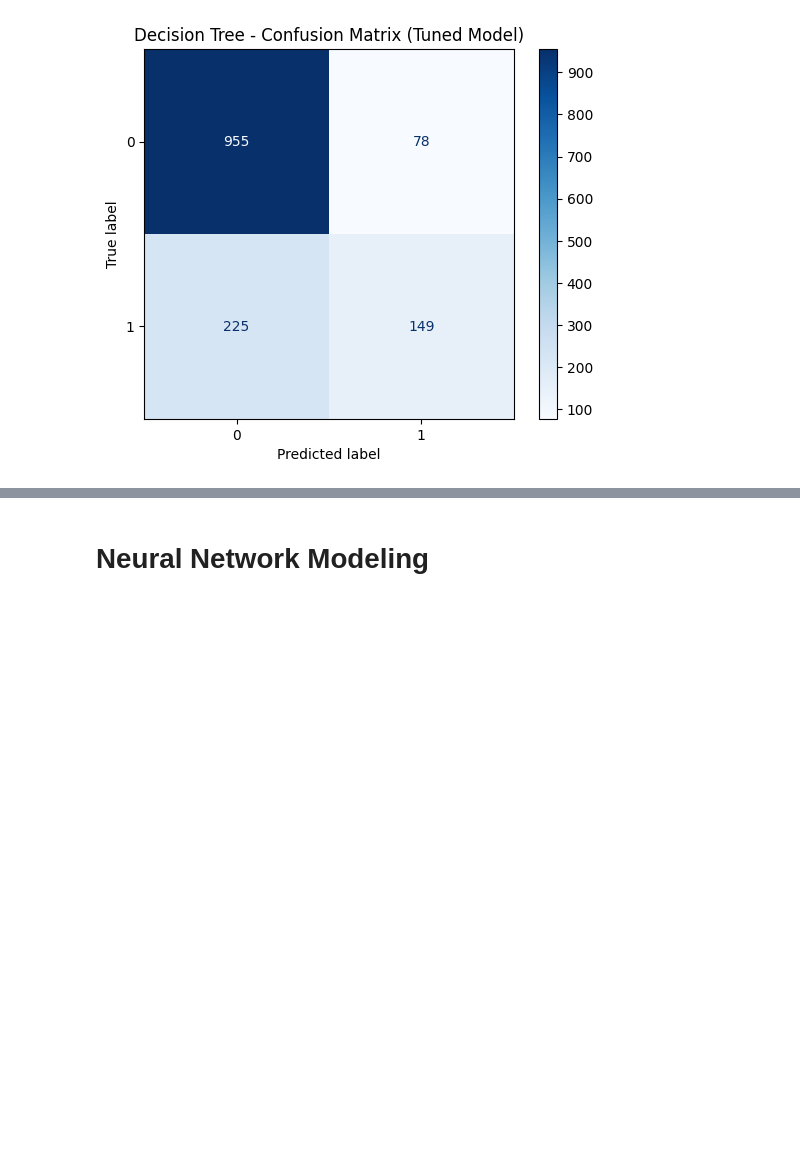
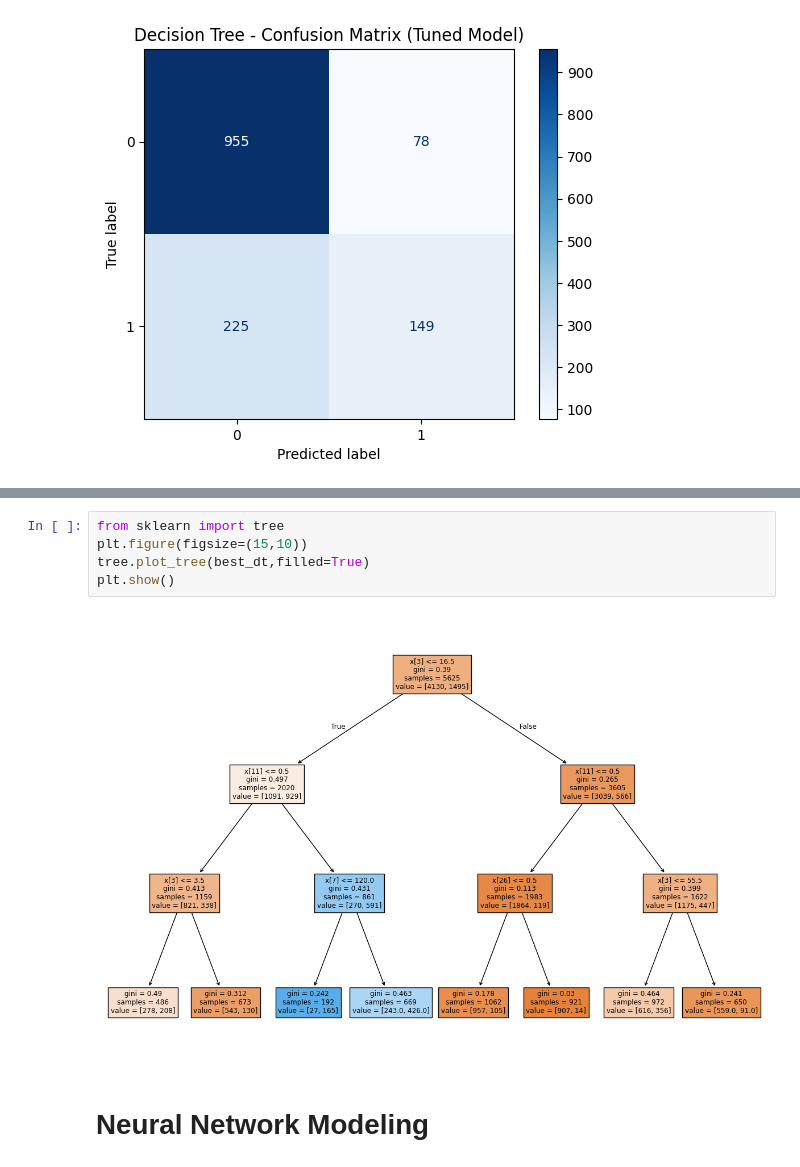
Before and after one commit to samhashiyam/MachineLearning, a Jupyter notebook: MLcwipynb.ipynb, the cells around one changed output, grey strips where cells are left out. Cells and saved outputs as stored; diff of their text form; blank space fills up the shorter version.

```diff
--- a/MLcwipynb.ipynb
+++ b/MLcwipynb.ipynb
@@ -377,3 +400,10 @@ plt.show()
+# %%
+from sklearn import tree
+plt.figure(figsize=(15,10))
+tree.plot_tree(best_dt,filled=True)
+plt.show()
+# %% [output]
+[figure, added]
 # %% [markdown]
 # Neural Network Modeling
 # %%
```
Also changed, not shown: parts of 4 cells of this notebook.
